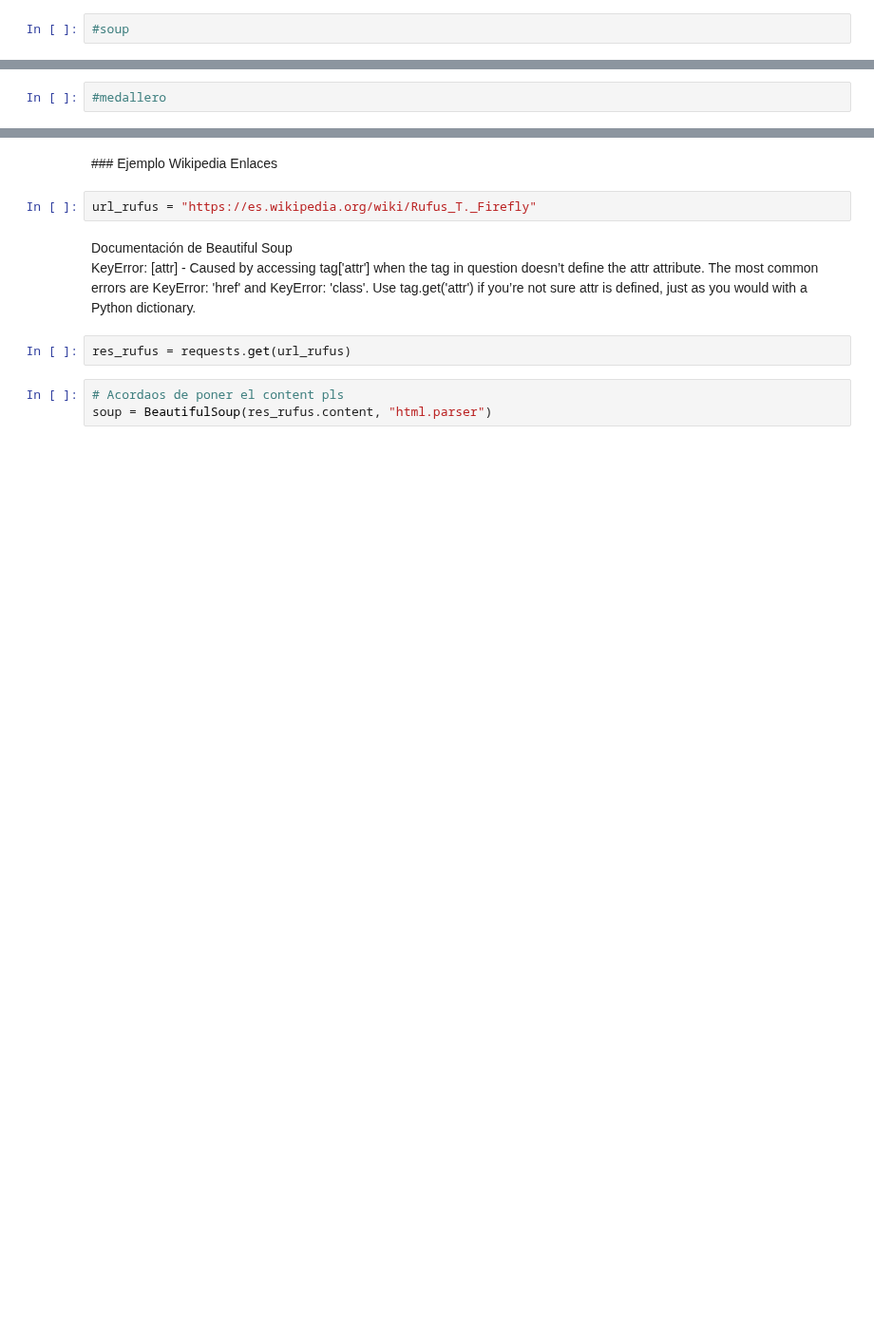
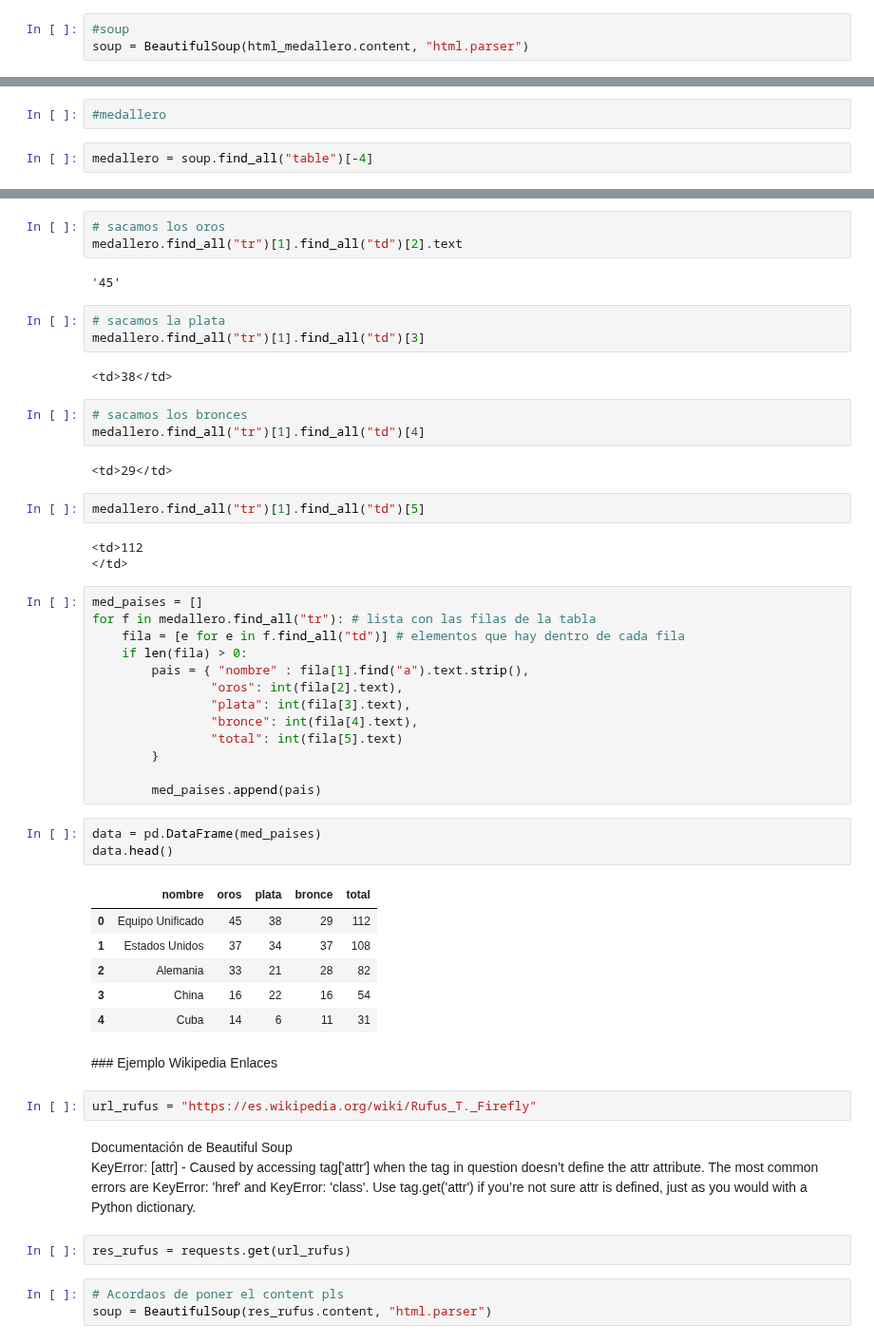
Before and after one commit to Ironhack-Data-Madrid-Febrero-2021/Classroom-Materials, a Jupyter notebook: module-2/21-web-scraping.ipynb, the cells around one changed output, grey strips where cells are left out. Shown at 95% size. Drawn from its saved outputs; the diff is of its cells as text; blank space fills up the shorter version.

```diff
--- a/module-2/21-web-scraping.ipynb
+++ b/module-2/21-web-scraping.ipynb
@@ -329,5 +331,6 @@ url_medallero='https://es.wikipedia.org/wiki/Juegos_Ol%C3%ADmpicos_de_Barcelona_
 html_medallero = requests.get(url_medallero)
 # %%
 #soup
+soup = BeautifulSoup(html_medallero.content, "html.parser")
 # %%
 #Tablas :)
@@ -345,2 +372,4 @@ html_medallero = requests.get(url_medallero)
 # %%
 #medallero
+# %%
+medallero = soup.find_all("table")[-4]
@@ -347,3 +392,46 @@ html_medallero = requests.get(url_medallero)
+# %%
+# sacamos los oros
+medallero.find_all("tr")[1].find_all("td")[2].text
+# %% [output]
+'45'
+# %%
+# sacamos la plata
+medallero.find_all("tr")[1].find_all("td")[3]
+# %% [output]
+<td>38</td>
+# %%
+# sacamos los bronces
+medallero.find_all("tr")[1].find_all("td")[4]
+# %% [output]
+<td>29</td>
+# %%
+medallero.find_all("tr")[1].find_all("td")[5]
+# %% [output]
+<td>112
+</td>
+# %%
+med_paises = []
+for f in medallero.find_all("tr"): # lista con las filas de la tabla
+    fila = [e for e in f.find_all("td")] # elementos que hay dentro de cada fila
+    if len(fila) > 0:
+        pais = { "nombre" : fila[1].find("a").text.strip(),
+                "oros": int(fila[2].text),
+                "plata": int(fila[3].text),
+                "bronce": int(fila[4].text),
+                "total": int(fila[5].text)
+        }
+
+        med_paises.append(pais)
+# %%
+data = pd.DataFrame(med_paises)
+data.head()
+# %% [output]
+|  | nombre | oros | plata | bronce | total |
+| 0 | Equipo Unificado | 45 | 38 | 29 | 112 |
+| 1 | Estados Unidos | 37 | 34 | 37 | 108 |
+| 2 | Alemania | 33 | 21 | 28 | 82 |
+| 3 | China | 16 | 22 | 16 | 54 |
+| 4 | Cuba | 14 | 6 | 11 | 31 |
 # %% [markdown]
 ### Ejemplo Wikipedia Enlaces
 # %%
```
Also changed, not shown: parts of 39 cells of this notebook.
